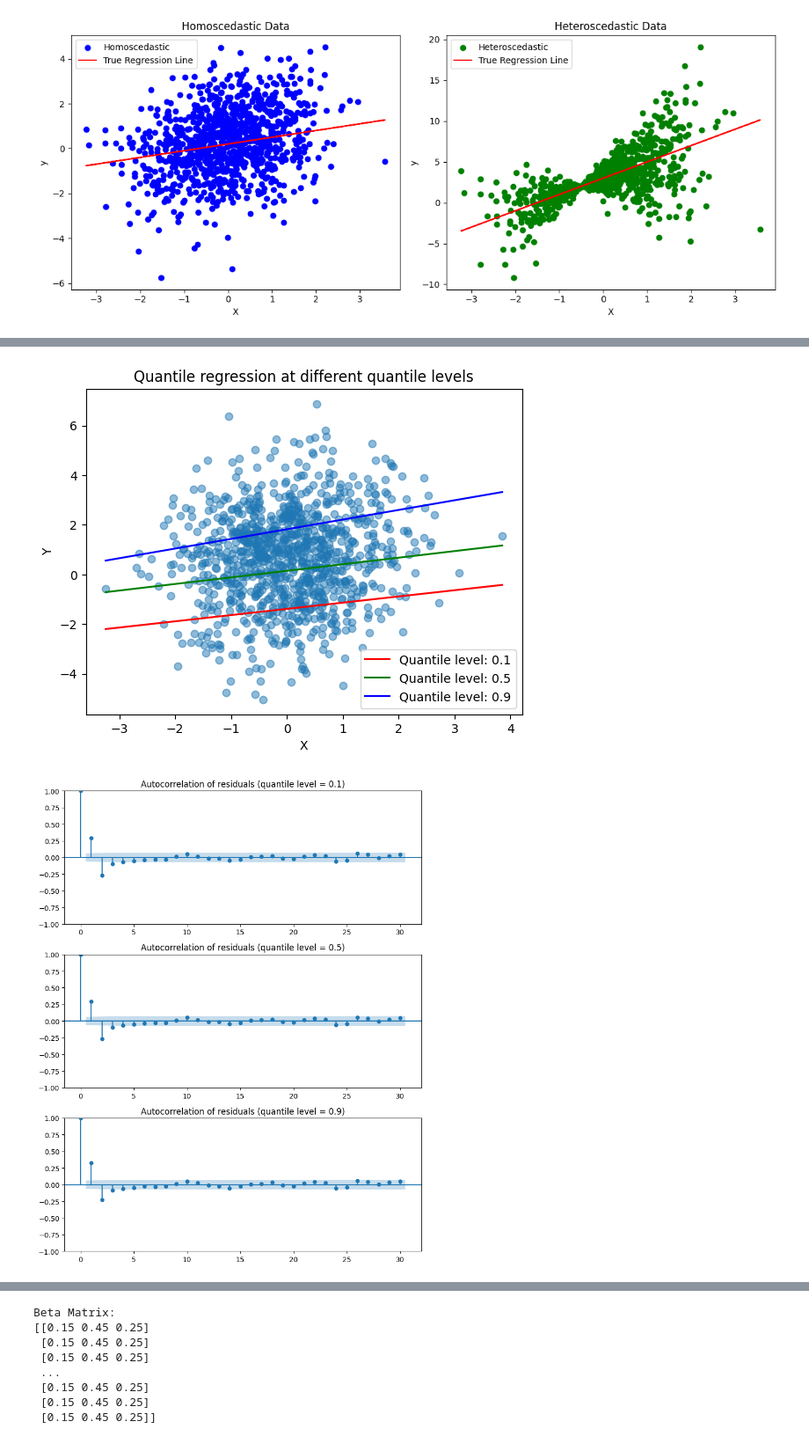
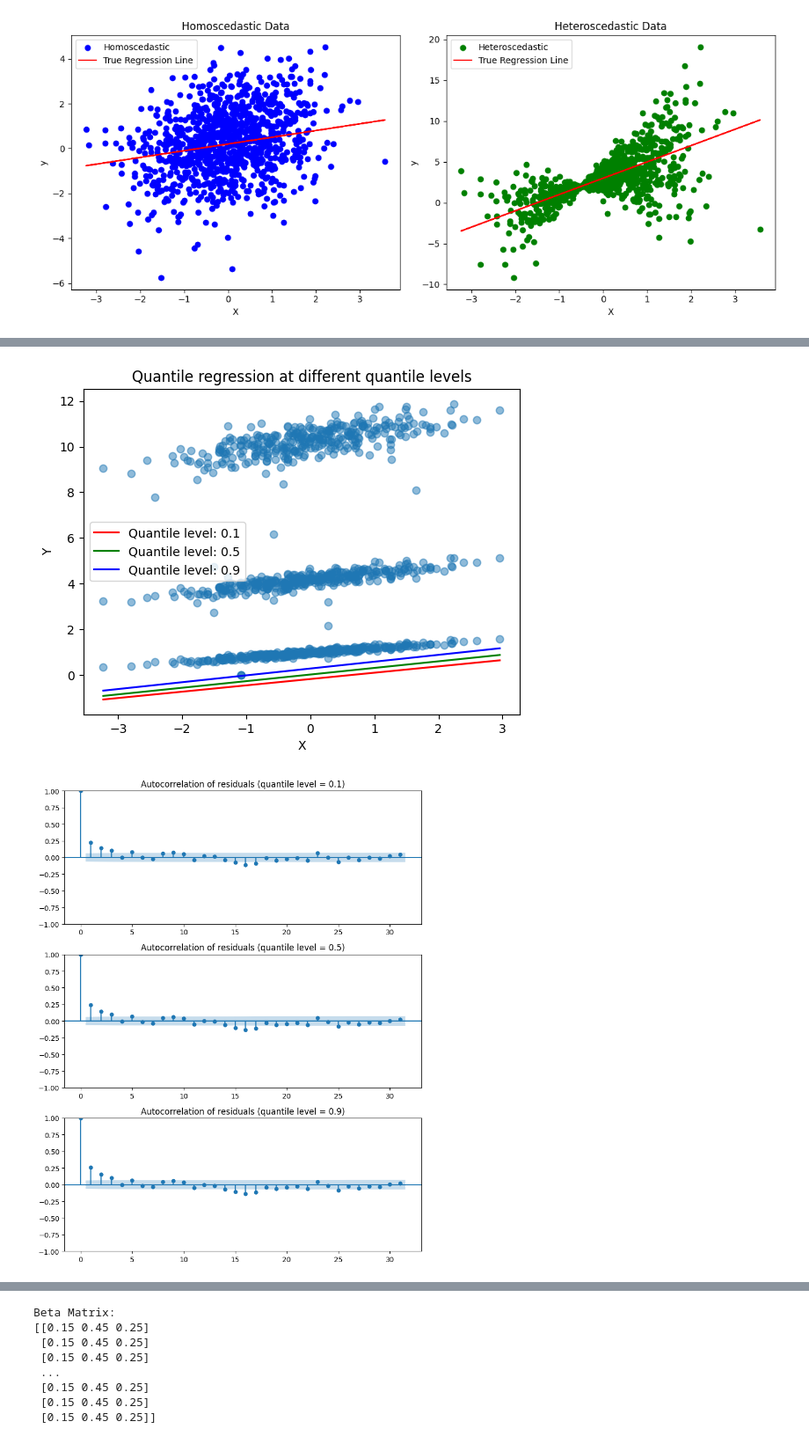
Before and after one commit to FrancescaBelloni/GLS-Quantile-Regression-Asymmetric-Laplace, a Jupyter notebook: simulation_notes.ipynb, the cells around one changed output, grey strips where cells are left out. Shown at 88% size. Saved outputs shown, nothing was run; the diff lists cells and outputs as text; code cells hidden in the pictures.

```diff
--- a/simulation_notes.ipynb
+++ b/simulation_notes.ipynb
@@ -293,3 +293,40 @@ GLS_bias_param_1 = -0.0586
 GLS_bias_param_2 = 0.0469
 GLS_bias_param_3 = -0.1000
 GLS_RMSE = 0.0727
+# %%
+def simulate_data(T, alpha, beta, gamma, theta):
+    np.random.seed(123)
+    X = np.zeros(T)
+    Y = np.zeros(T)
+
+    # Generate X values from N(0, 1)
+    X[0] = np.random.normal(0, 1)
+
+    epsilon_t = np.random.randn()
+    epsilon_t_lag = np.roll(epsilon_t, 1)
+    # Generate Y values
+    for t in range(1, T):
+        #epsilon_t = np.random.randn()
+        #epsilon_t_lag = np.roll(epsilon_t, 1)
+        X[t] = np.random.normal(0, 1)
+        Y[t] = alpha + beta * Y[t - 1] + gamma * X[t] + epsilon_t + theta * epsilon_t_lag
+
+    return pd.DataFrame({'X': X, 'Y': Y})
+
+# Set the parameters for each quantile level
+quantiles = [0.1, 0.5, 0.9]
+parameters = {
+    0.1: {'alpha': -1.2, 'beta': 0.3, 'gamma': 0.2, 'theta': 0.9},
+    0.5: {'alpha': 0.2, 'beta': 0.5, 'gamma': 0.3, 'theta': 0.9},
+    0.9: {'alpha': 1.2, 'beta': 0.7, 'gamma': 0.4, 'theta': 0.9}}
+
+T = 334
+
+df = pd.DataFrame()
+
+# Simulate data for each quantile level and concatenate into a single DataFrame
+for quantile in quantiles:
+    params = parameters[quantile]
+    data = simulate_data(T, params['alpha'], params['beta'], params['gamma'], params['theta'])
+    df = pd.concat([df, data], ignore_index=True)
+print(df)
@@ -296,8 +348,8 @@ GLS_RMSE = 0.0727
 # %%
 ################################ Quantile linear regression with package ################################
 def fit_quantile(df):
-    y = df['y'].values.astype(float)
-    x = df['x'].values.astype(float)
+    y = df['Y'].values.astype(float)
+    x = df['X'].values.astype(float)
     y_lag = np.roll(y, 1)
     y_lag[0] = 0
 
@@ -320,35 +372,35 @@ def fit_quantile(df):
     ax.plot(x_vals, quant_reg_9.params[0] + quant_reg_9.params[1]*0 + quant_reg_9.params[2]*x_vals, 'b', label='Quantile level: 0.9')
 
     # Add a legend and labels to the plot
     ax.legend()
     ax.set_xlabel('X')
     ax.set_ylabel('Y')
     ax.set_title('Quantile regression at different quantile levels')
 
     plt.show()
 
 ################################ Autocorrelation of the residuals ##############################
     residuals_1 = quant_reg_1.resid # Calculate the residuals
     residuals_5 = quant_reg_5.resid # Calculate the residuals
     residuals_9 = quant_reg_9.resid # Calculate the residuals
 
     # Plot the autocorrelation function of the residuals for all three quantile regression models in one plot
     fig, ax = plt.subplots(3, 1, figsize=(8, 10))
     plot_acf(quant_reg_1.resid, ax=ax[0])
     ax[0].set_title('Autocorrelation of residuals (quantile level = 0.1)')
     plot_acf(quant_reg_5.resid, ax=ax[1])
     ax[1].set_title('Autocorrelation of residuals (quantile level = 0.5)')
     plot_acf(quant_reg_9.resid, ax=ax[2])
     ax[2].set_title('Autocorrelation of residuals (quantile level = 0.9)')
     plt.tight_layout()
     plt.show()
 
     return quant_reg_1.summary(), quant_reg_5.summary(), quant_reg_9.summary()
 
 fit_quantile(df)
 # %% [output]
-[figure, old version]
+[figure, new version]
-[figure, old version]
+[figure, new version]
 (<class 'statsmodels.iolib.summary.Summary'>
  """
                           QuantReg Regression Results
```
Also changed, not shown: parts of 2 cells of this notebook, 3 other files.
